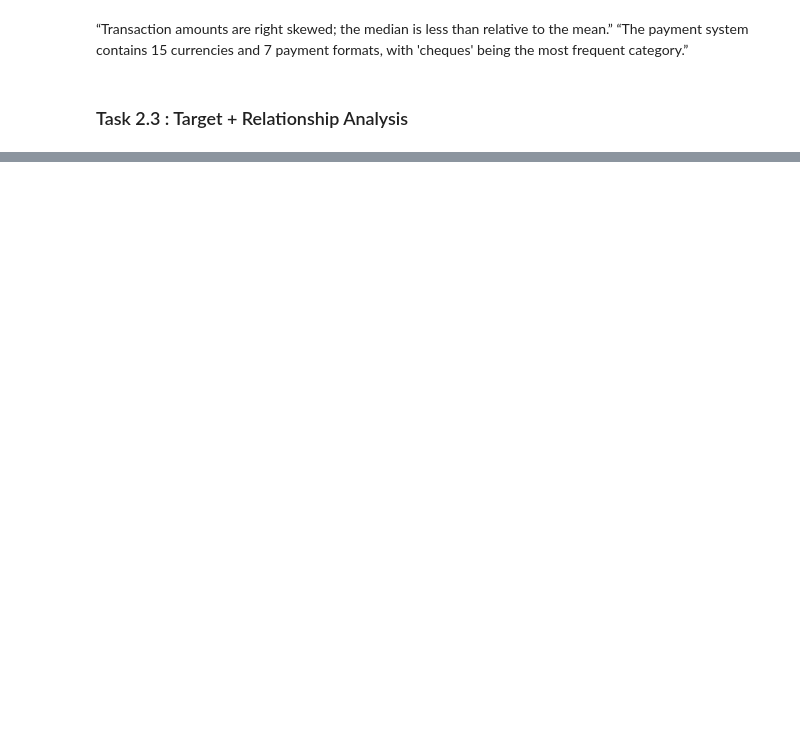
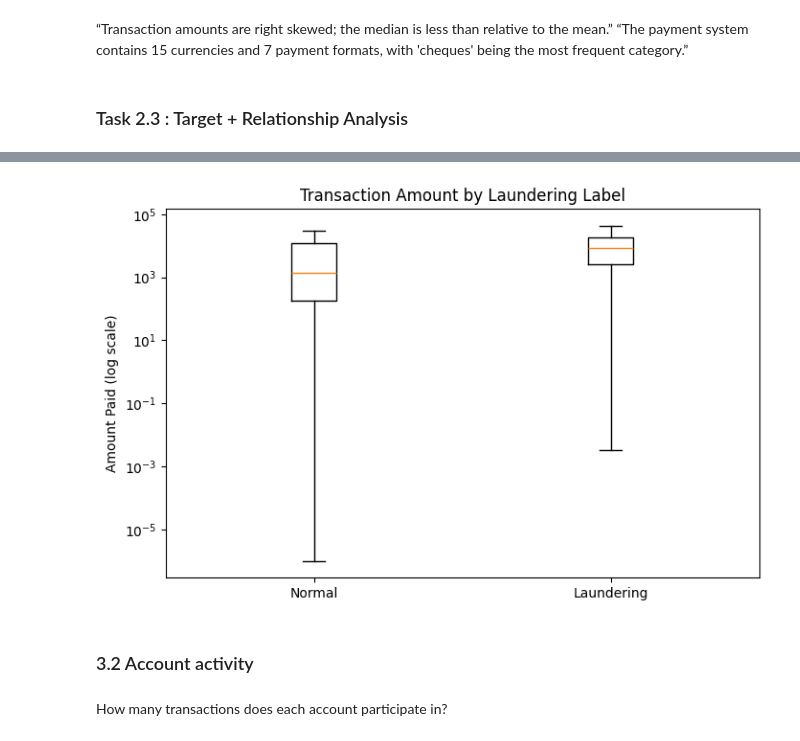
Before and after one commit to andrewgabrielm/fraud-detection, a Jupyter notebook: notebooks/01.ipynb, the cells around one changed output, grey strips where cells are left out. Saved outputs shown, nothing was run; the diff lists cells and outputs as text; code cells hidden in the pictures; blank space fills up the shorter version.

```diff
--- a/notebooks/01.ipynb
+++ b/notebooks/01.ipynb
@@ -682,0 +867,23 @@ Name: proportion, dtype: float64
+# %%
+plt.figure(figsize=(8, 5))
+
+plt.boxplot(
+    [
+        df.loc[df["Is Laundering"] == 0, "Amount Paid"],
+        df.loc[df["Is Laundering"] == 1, "Amount Paid"]
+    ],
+    labels=["Normal", "Laundering"],
+    showfliers=False
+)
+
+plt.yscale("log")
+plt.ylabel("Amount Paid (log scale)")
+plt.title("Transaction Amount by Laundering Label")
+
+plt.show()
+# %% [output]
+[figure, added]
+# %% [markdown]
+### 3.2 Account activity
+# %% [markdown]
+How many transactions does each account participate in?
```
Also changed, not shown: parts of 52 cells of this notebook.
